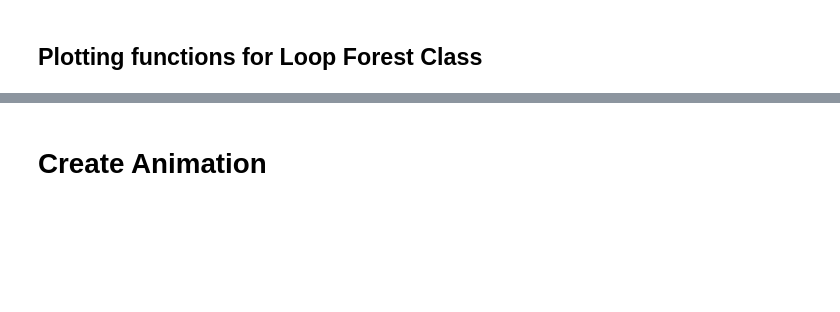
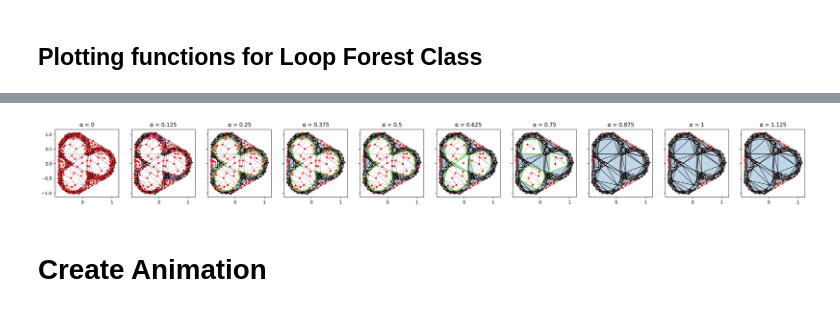
Before and after one commit to leonrenkin/LoopForest, a Jupyter notebook: CycleRepForest.ipynb, the cells around one changed output, grey strips where cells are left out. Drawn from its saved outputs; the diff is of its cells as text; code cells hidden in the pictures; blank space fills up the shorter version.

```diff
--- a/CycleRepForest.ipynb
+++ b/CycleRepForest.ipynb
@@ -48,21 +112,23 @@ plt.show()
 # %%
 alpha_max = max(v for (_,v) in loop_forest.filtration)
 #Two Coloring schemes
 #coloring = 'forest' is default and colors loops in same forest very similarly
 fig, axs = plt.subplots(1, 10, sharey=True, figsize=(10*3,3))
 for k in range(0,10):
     loop_forest.plot_at_filtration_with_dual(.125*k, ax=axs[k])
 
 for k in range(0,10):
     ax = loop_forest.plot_at_filtration_with_dual(.125*k)
-    ax.get_figure().savefig(f'loop_forest_dual_filt_{.125*k:.3f}.pdf', transparent=True, figsize=(3,3))
+    ax.get_figure().savefig(f'plots/loop_forest_dual_filt_{.125*k:.3f}.pdf', transparent=True)
     plt.close(ax.get_figure())
 
 # fig.show()
 #coloring = 'bars' cycles through different colors from longest to shortes bars
 #forces long bars to have different colors even if they are in the same tree
 # for k in range(2,5):
 #     loop_forest.plot_at_filtration(50*k, figsize=(7,7),coloring='bars')
+# %% [output]
+[figure, added]
 # %% [markdown]
 # Create Animation
 # %%
```
Also changed, not shown: parts of 18 cells of this notebook, 6 other files.
